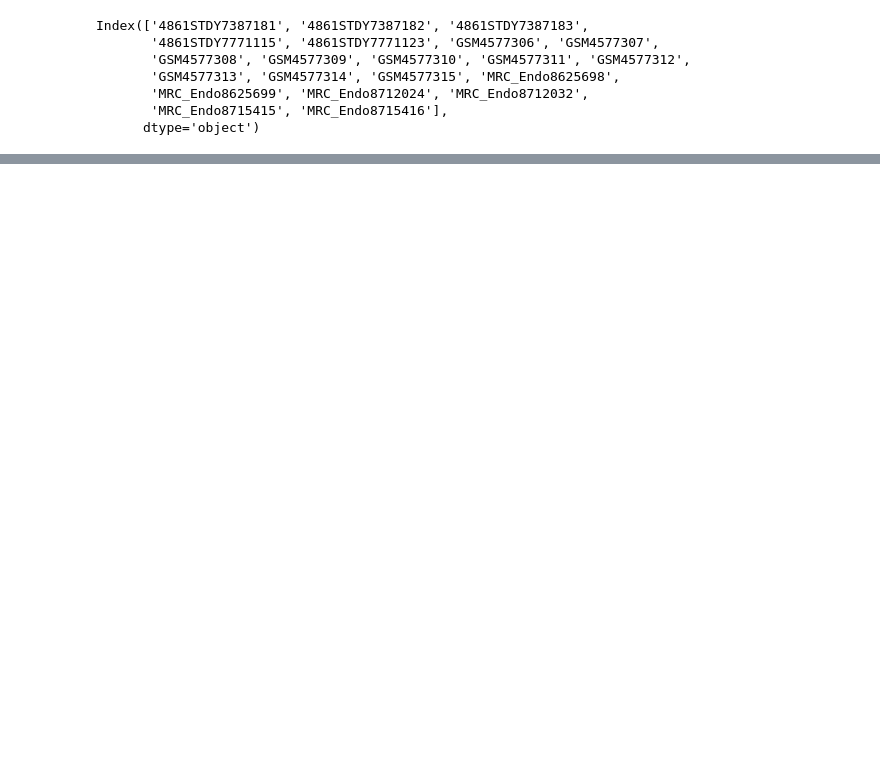
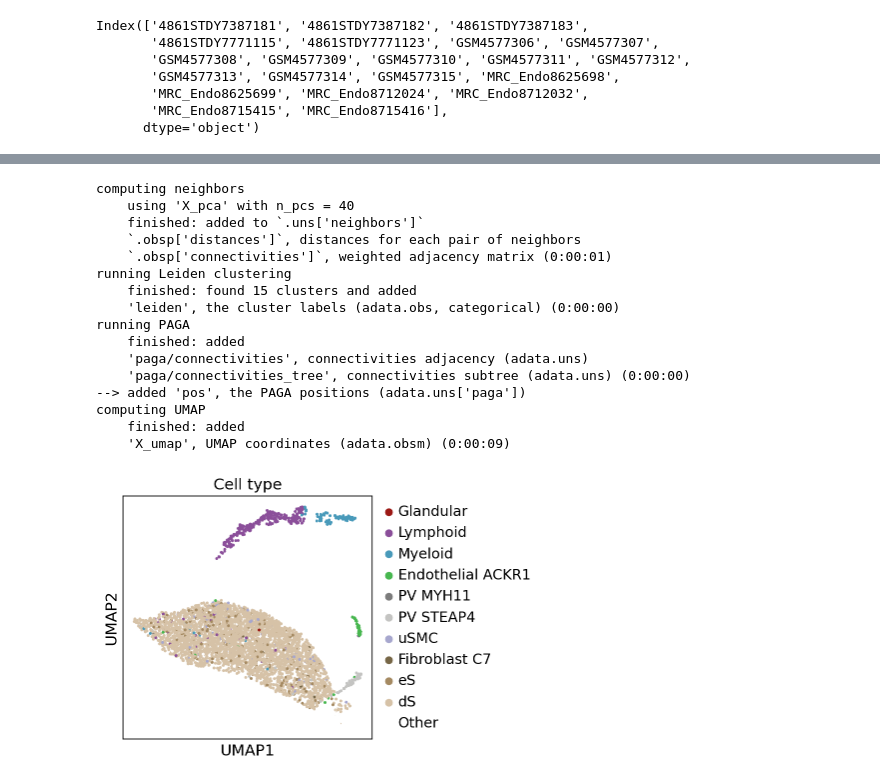
Before and after one commit to vicfabienne/Organoids_sc_WS2122, a Jupyter notebook: processing_notebooks/Garcia-Alonso_paper/Processing_PreProcessed_GarciaAlonso.ipynb, the cells around one changed output, grey strips where cells are left out. Drawn from its saved outputs; the diff is of its cells as text; code cells hidden in the pictures; blank space fills up the shorter version.

```diff
--- a/processing_notebooks/Garcia-Alonso_paper/Processing_PreProcessed_GarciaAlonso.ipynb
+++ b/processing_notebooks/Garcia-Alonso_paper/Processing_PreProcessed_GarciaAlonso.ipynb
@@ -111,0 +129,25 @@ Index(['4861STDY7387181', '4861STDY7387182', '4861STDY7387183',
+# %%
+sc.pp.neighbors(adata_secPhase_s1, n_pcs=40)
+sc.tl.leiden(adata_secPhase_s1)
+sc.tl.paga(adata_secPhase_s1)
+sc.pl.paga(adata_secPhase_s1, plot=False)  # remove `plot=False` if you want to see the coarse-grained graph
+sc.tl.umap(adata_secPhase_s1, init_pos='paga')
+sc.pl.umap(adata_secPhase_s1, color='Cell type')
+# %% [output]
+computing neighbors
+    using 'X_pca' with n_pcs = 40
+    finished: added to `.uns['neighbors']`
+    `.obsp['distances']`, distances for each pair of neighbors
+    `.obsp['connectivities']`, weighted adjacency matrix (0:00:01)
+running Leiden clustering
+    finished: found 15 clusters and added
+    'leiden', the cluster labels (adata.obs, categorical) (0:00:00)
+running PAGA
+    finished: added
+    'paga/connectivities', connectivities adjacency (adata.uns)
+    'paga/connectivities_tree', connectivities subtree (adata.uns) (0:00:00)
+--> added 'pos', the PAGA positions (adata.uns['paga'])
+computing UMAP
+    finished: added
+    'X_umap', UMAP coordinates (adata.obsm) (0:00:09)
+[figure, added]
```
Also changed, not shown: parts of 16 cells of this notebook.
